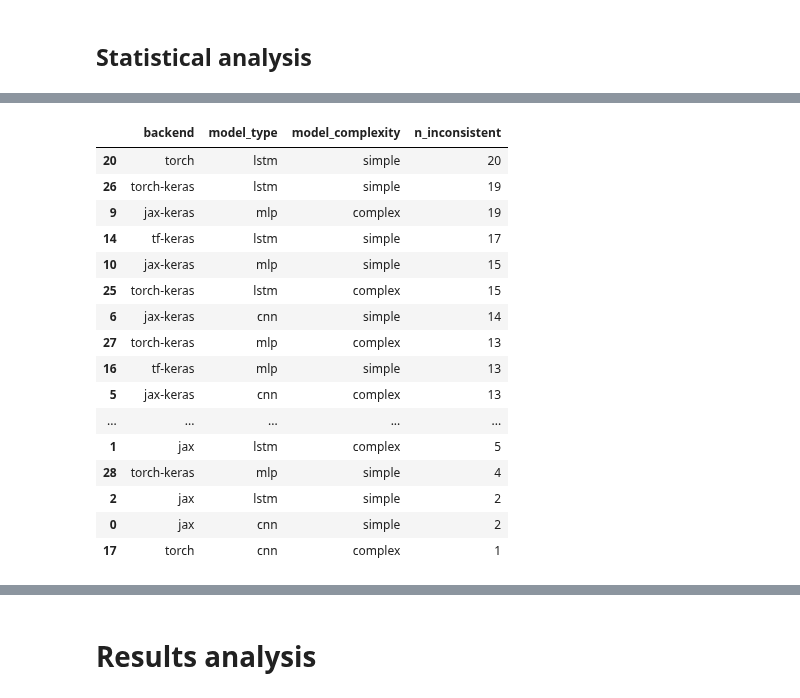
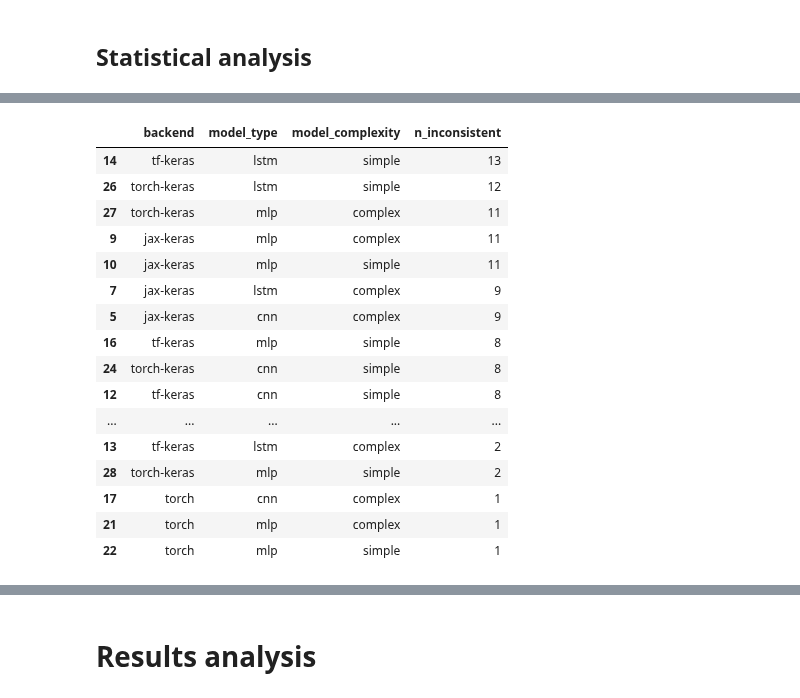
Before and after one commit to GustavoC3J/DL-frameworks-benchmark, a Jupyter notebook: results_analysis.ipynb, the cells around one changed output, grey strips where cells are left out. Cells and saved outputs as stored; diff of their text form; code cells hidden in the pictures.

```diff
--- a/results_analysis.ipynb
+++ b/results_analysis.ipynb
@@ -33,13 +40,13 @@ for seed in os.listdir(final_results_path):
 
             # Extract info from folder name
             # Precision can contain _, so a workaround is needed
-            timestamp, backend, model_type, model_complexity, right = folder.split("_", 4)
+            timestamp, backend, model, model_complexity, right = folder.split("_", 4)
             precision, _ = right.rsplit("_", 1) # precision, seed
 
             experiment_info = {
                 "timestamp": timestamp,
                 "backend": backend,
-                "model_type": model_type,
+                "model_type": model,
                 "model_complexity": model_complexity,
                 "precision": precision,
                 "seed": seed,
@@ -85,18 +92,17 @@ error_df.head()
 # %% [markdown]
 ## Statistical analysis ##
 # %%
-experiment_config = ["backend", "model_type", "model_complexity", "precision", "seed"]
 rows = []
 
 for keys, subset_df in index_df.groupby(experiment_config):
-    backend, model_type, model_complexity, precision, seed = keys
+    backend, model, model_complexity, precision, seed = keys
 
     row = {
         "backend": backend,
-        "model_type": model_type,
+        "model_type": model,
         "model_complexity": model_complexity,
         "precision": precision,
-        "seed": int(seed),
+        "seed": seed,
     }
 
 
@@ -184,17 +190,17 @@ metrics = metrics_df.columns[5:]
 seed_variability = []
 
 for metric in metrics:
-    for (backend, model_type, model_complexity, precision), df in metrics_df.groupby(experiment_config[:-1]):
-        values = df.sort_values("seed")[metric].values
+    for (backend, model, model_complexity, precision), base_df in metrics_df.groupby(experiment_config[:-1]):
+        values = base_df.sort_values("seed")[metric].values
 
         mean = np.mean(values)
         std = np.std(values)
         cv = std / mean if mean != 0 and pd.notna(mean) else 0
-        consistent = cv < 0.05  # 5% maximum acceptable variation
+        consistent = cv < 0.1  # 10% maximum acceptable variation
 
         seed_variability.append({
             "backend": backend,
-            "model_type": model_type,
+            "model_type": model,
             "model_complexity": model_complexity,
             "precision": precision,
             "metric": metric,
@@ -224,4 +230,5 @@ print(f"{percent:.2f}% of metrics are consistent between seeds ({num_consistent}
 # %%
-variability_df[~variability_df["consistent"]].head(10)
+inconsistent_df = variability_df[~variability_df["consistent"]]
+inconsistent_df.head()
 # %% [output]
 |  | backend | model_type | model_complexity | precision | metric | mean | std | cv | consistent |
@@ -238,28 +240,28 @@ variability_df[~variability_df["consistent"]].head(10)
 # %%
 (
-    variability_df[~variability_df["consistent"]]
+    inconsistent_df
     .groupby(["backend", "model_type", "model_complexity"])
     .size()
     .reset_index(name="n_inconsistent")
     .sort_values("n_inconsistent", ascending=False)
 )
 # %% [output]
 |  | backend | model_type | model_complexity | n_inconsistent |
-| 20 | torch | lstm | simple | 20 |
-| 26 | torch-keras | lstm | simple | 19 |
-| 9 | jax-keras | mlp | complex | 19 |
-| 14 | tf-keras | lstm | simple | 17 |
-| 10 | jax-keras | mlp | simple | 15 |
-| 25 | torch-keras | lstm | complex | 15 |
-| 6 | jax-keras | cnn | simple | 14 |
-| 27 | torch-keras | mlp | complex | 13 |
-| 16 | tf-keras | mlp | simple | 13 |
-| 5 | jax-keras | cnn | complex | 13 |
+| 14 | tf-keras | lstm | simple | 13 |
+| 26 | torch-keras | lstm | simple | 12 |
+| 27 | torch-keras | mlp | complex | 11 |
+| 9 | jax-keras | mlp | complex | 11 |
+| 10 | jax-keras | mlp | simple | 11 |
+| 7 | jax-keras | lstm | complex | 9 |
+| 5 | jax-keras | cnn | complex | 9 |
+| 16 | tf-keras | mlp | simple | 8 |
+| 24 | torch-keras | cnn | simple | 8 |
+| 12 | tf-keras | cnn | simple | 8 |
 | ... | ... | ... | ... | ... |
-| 1 | jax | lstm | complex | 5 |
-| 28 | torch-keras | mlp | simple | 4 |
-| 2 | jax | lstm | simple | 2 |
-| 0 | jax | cnn | simple | 2 |
+| 13 | tf-keras | lstm | complex | 2 |
+| 28 | torch-keras | mlp | simple | 2 |
 | 17 | torch | cnn | complex | 1 |
+| 21 | torch | mlp | complex | 1 |
+| 22 | torch | mlp | simple | 1 |
 # %%
 (
```
Also changed, not shown: parts of 104 cells of this notebook.
